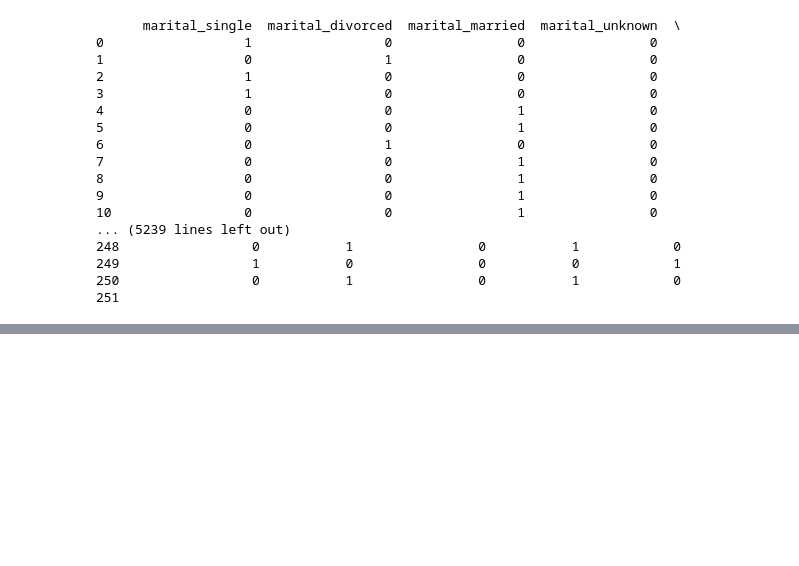
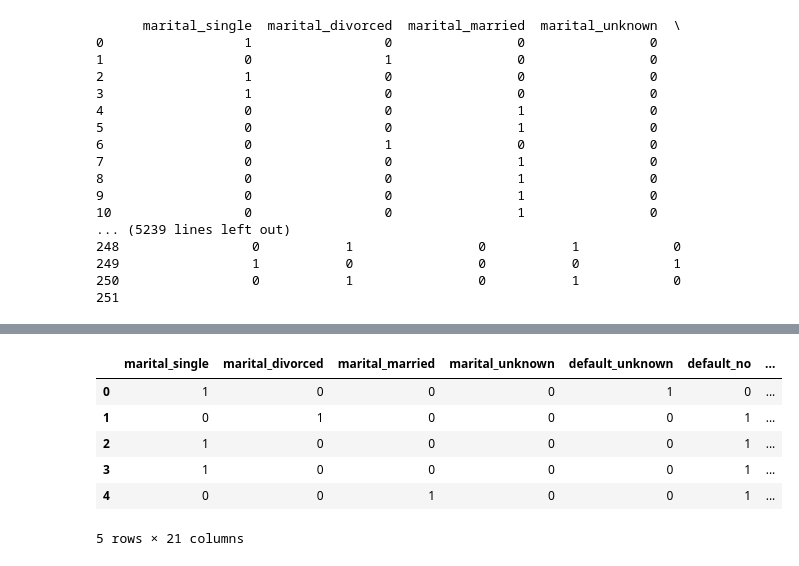
Before and after one commit to Sikriolc/DSCoder, a Jupyter notebook: Banks.ipynb, the cells around one changed output, grey strips where cells are left out. Drawn from its saved outputs; the diff is of its cells as text; code cells hidden in the pictures; blank space fills up the shorter version.

```diff
--- a/Banks.ipynb
+++ b/Banks.ipynb
@@ -259,0 +243,16 @@ df = data_set.drop(Variables_quitar, axis = 1)
+# %%
+le = preprocessing.LabelEncoder()
+data_set_trabajo['job']=le.fit_transform(data_set['job'])
+data_set_trabajo['education']=le.fit_transform(data_set['education'])
+data_set_trabajo['month']=le.fit_transform(data_set['month'])
+data_set_trabajo['day_of_week']=le.fit_transform(data_set['day_of_week'])
+# %%
+data_set_trabajo.head(5)
+# %% [output]
+|  | marital_single | marital_divorced | marital_married | marital_unknown | default_unknown | default_no | ... |
+| 0 | 1 | 0 | 0 | 0 | 1 | 0 | ... |
+| 1 | 0 | 1 | 0 | 0 | 0 | 1 | ... |
+| 2 | 1 | 0 | 0 | 0 | 0 | 1 | ... |
+| 3 | 1 | 0 | 0 | 0 | 0 | 1 | ... |
+| 4 | 0 | 0 | 1 | 0 | 0 | 1 | ... |
+5 rows × 21 columns
```
Also changed, not shown: parts of 12 cells of this notebook, 1 other file.
